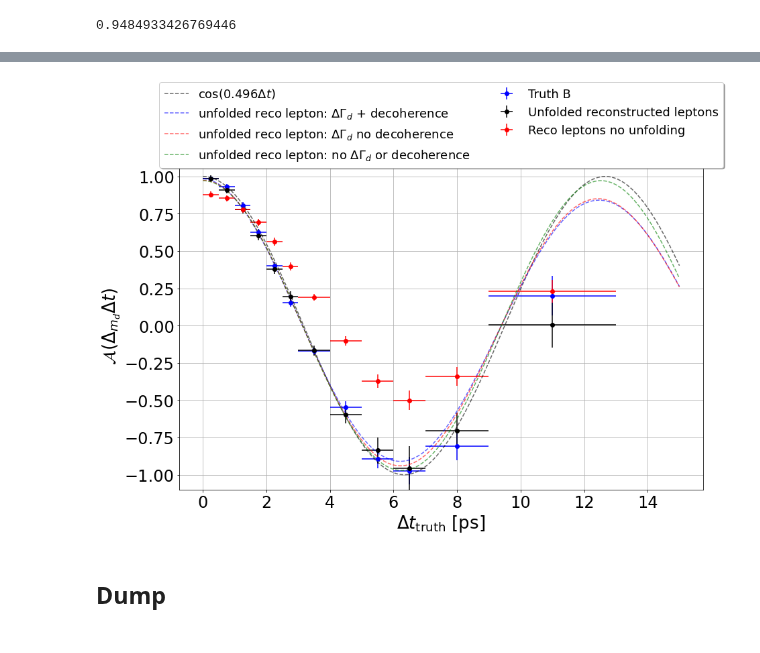
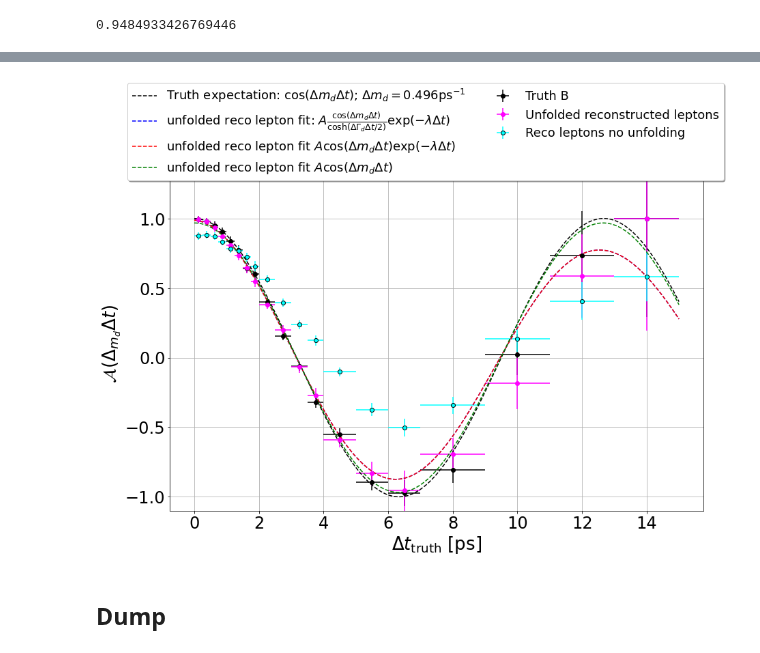
Before and after one commit to jschuel/jeff_workspace, a Jupyter notebook: thesis/RooUnfold_tutorial/tuning_mistag_fractions_new.ipynb, the cells around one changed output, grey strips where cells are left out. Cells and saved outputs as stored; diff of their text form; code cells hidden in the pictures.

```diff
--- a/thesis/RooUnfold_tutorial/tuning_mistag_fractions_new.ipynb
+++ b/thesis/RooUnfold_tutorial/tuning_mistag_fractions_new.ipynb
@@ -520,8 +513,8 @@ Info in <TSVDUnfold_130729::Unfold>: Curvature of weight distribution: 0.000559
 # %% [markdown]
 Do truth the pythonic way (check biases in root way later for truth)
 # %%
-test = truth2.groupby(pd.cut(truth2['mcDeltaT'],bins = [0,0.5,1,1.5,2,2.5,3,4,5,6,7,9,13])).sum()
-test_err = np.sqrt(truth2.groupby(pd.cut(truth2['mcDeltaT'],bins = [0,0.5,1,1.5,2,2.5,3,4,5,6,7,9,13])).sum())
+test = truth2.groupby(pd.cut(truth2['mcDeltaT'],bins = [0,0.25,0.5,0.75,1,1.25,1.5,1.75,2,2.5,3,3.5,4,5,6,7,9,13])).sum()
+test_err = np.sqrt(truth2.groupby(pd.cut(truth2['mcDeltaT'],bins = [0,0.25,0.5,0.75,1,1.25,1.5,1.75,2,2.5,3,3.5,4,5,6,7,9,13])).sum())
 A_truth = (test['OF_truth']-test['SF_truth'])/(test['OF_truth']+test['SF_truth'])
 A_truth_err = np.abs(A_truth)*np.sqrt((np.sqrt(test_err['OF_truth']**2+test_err['SF_truth']**2)/(test['OF_truth']-test['SF_truth']))**2 + (np.sqrt(test_err['OF_truth']**2+test_err['SF_truth']**2)/(test['OF_truth']+test['SF_truth']))**2)
 # %%
@@ -703,7 +740,7 @@ def fit_md_decoherence(A, A_err): #fits cosine curve to data (asymmetry computed
                'chi2':f.GetChisquare(), 'dof':f.GetNDF()}
     return fitdict
 # %%
-mdd = fit_md_decoherence(np.array(A),np.array(A_err))
+mdd = fit_md_decoherence(np.array(A),np.array(A_err)/mistag)
 mdd_truth = fit_md_decoherence(np.array(A_truth),A_truth_err)
 mdd_meas = fit_md_decoherence(np.array(A_meas)/mistag,np.array(A_meas_err))
 # %% [output]
@@ -736,14 +773,19 @@ print(mdd_meas)
 def fit_all(A, A_err): #fits cosine curve to data (asymmetry computed from binning)
     x1 = array.array('d', [0.25,0.75,1.5,2.5,3.5,4.5,5.5,6.5,8,11,16.5])
     #low_edges = [0,0.5,1,2,3,4,5,6,7,9,13,20]
-    low_edges = [0,0.5,1,1.5,2,2.5,3,4,5,6,7,9,13]
+    #low_edges = [0,0.5,1,1.5,2,2.5,3,4,5,6,7,9,13]
+    #low_edges = [0,0.25,0.5,0.75,1,1.25,1.5,1.75,2,2.5,3,3.5,4,5,6,7,9,13]
+    low_edges = [0,0.25,0.5,0.75,1,1.25,1.5,1.75,2,2.5,3,3.5,4,5,6,7,9,11,13,15]
     y = array.array('d', A)
     yerr = array.array('d', A_err)
-    h = ROOT.TH1D('h1','h1',11,array.array('d',low_edges))
+    h = ROOT.TH1D('h1','h1',len(low_edges)-1,array.array('d',low_edges))
     for i in range(0,len(A)):
         h.SetBinContent(i+1,A[i])
         h.SetBinError(i+1,A_err[i])
-    f = ROOT.TF1('f1', 'cos([0]*x)/cosh([1]*x/2)*[2]*e^(-[3]*x)', 0, 13)
+    f = ROOT.TF1('f1', 'cos([0]*x)/cosh([1]*x/2)*[2]*e^(-[3]*x)', 0, 20)
+    #f.SetParLimits(0,0,1)
+    #f.SetParLimits(1,0,1)
+    #f.SetParLimits(2,0.995,1.005)
     h.Fit('f1', 'SMRB')
     fitdict = {"md":f.GetParameter(0), "md_err":f.GetParError(0),
                "width":f.GetParameter(1), "width_err":f.GetParError(1),
@@ -753,7 +795,7 @@ def fit_all(A, A_err): #fits cosine curve to data (asymmetry computed from binni
     return fitdict
 # %%
 #go_all = fit_all(A_go,A_go_err)
-md_all = fit_all(np.array(A),np.array(A_err))
+md_all = fit_all(np.array(A)/mistag,np.array(A_err))
 md_truth_all = fit_all(A_truth,A_truth_err)
 md_meas_all = fit_all(np.array(A_meas)/mistag,np.array(A_meas_err))
 # %% [output]
@@ -786,31 +828,35 @@ print(md_meas_all)
 # %%
 #fig, ax = plt.subplots(nrows=2, ncols=1, figsize=(12, 9), sharex = True, gridspec_kw={'hspace': 0.03, 'height_ratios': [3,1]})
 fig,ax = plt.subplots(1,1,figsize=(14,9))
 #centers = [0.25,0.75,1.5,2.5,3.5,4.5,5.5,6.5,8,11,16.5]
 #widths = np.array([0.25, 0.25, 0.5, 0.5 ,0.5, 0.5, 0.5, 0.5, 1, 2, 3.5])
 #low_edges = [0,0.5,1,1.5,2,2.5,3,4,5,6,7,9,13]
-centers = [0.25, 0.75, 1.25,1.75,2.25,2.75,3.5,4.5,5.5,6.5,8,11]
-widths = np.array([0.25, 0.25, 0.25, 0.25 ,0.25, 0.25, 0.5, 0.5, 0.5, 0.5, 1,2])
+#centers = [0.25, 0.75, 1.25,1.75,2.25,2.75,3.5,4.5,5.5,6.5,8,11]
+#widths = np.array([0.25, 0.25, 0.25, 0.25 ,0.25, 0.25, 0.5, 0.5, 0.5, 0.5, 1,2])
+#low_edges = [0,0.25,0.5,0.75,1,1.25,1.5,1.75,2,2.5,3,3.5,4,5,6,7,9,13]
+low_edges = [0,0.25,0.5,0.75,1,1.25,1.5,1.75,2,2.5,3,3.5,4,5,6,7,9,11,13,15]
+centers = [0.125, 0.375, .625, .875, 1.125, 1.375,1.625,1.875,2.25,2.75,3.25,3.75,4.5,5.5,6.5,8,10,12,14]
+widths = np.array([0.125, 0.125, 0.125, 0.125 ,0.125, 0.125, 0.125, 0.125, 0.25, 0.25, 0.25,0.25,0.5,0.5,0.5,1,1,1,1])
 
 
-ax.errorbar(centers,A_truth,A_truth_err,widths, 'o', color = 'blue', label = r"Truth B")
-ax.errorbar(centers,A,A_err,widths, 'o', color = 'k', label = r"Unfolded reconstructed leptons")
-ax.errorbar(centers,A_meas,A_meas_err,widths, 'o', color = 'red', label = r"Reco leptons no unfolding")
+ax.errorbar(centers,A_truth,A_truth_err,widths, 'o', color = 'k', label = r"Truth B")
+ax.errorbar(centers,A,A_err,widths, 'o', color = 'magenta', label = r"Unfolded reconstructed leptons")
+ax.errorbar(centers,A_meas,A_meas_err,widths, 'o', color = 'cyan', markeredgecolor = 'k', label = r"Reco leptons no unfolding")
 #ax.errorbar(centers,A_go,A_go_err,widths, 'o', color = 'gray', label = "Go's result")
 
 x = np.linspace(0,15,201)
-ax.set_ylim(-1.1,1.1)
-ax.plot(x, np.cos(0.496*x), 'k', linestyle = '--', label=r'$\cos(0.496\Delta t)$',alpha = 0.6)
-ax.plot(x, md_all['amp']*np.cos(np.abs(md_all['md'])*x)*np.exp(-md_all['decoherence']*x)/np.cosh(md_all['width']*x/2),color = 'blue', linestyle = '--', alpha = 0.6, label = r'unfolded reco lepton: $\Delta \Gamma_d$ + decoherence')
-ax.plot(x, mdw['amp']*np.cos(np.abs(mdw['md'])*x)/np.cosh(mdw['width']*x/2),color = 'red', linestyle = '--', alpha = 0.6, label = 'unfolded reco lepton: $\Delta \Gamma_d$ no decoherence')
-ax.plot(x, md['amp']*np.cos(np.abs(md['md'])*x),color = 'green', linestyle = '--', alpha = 0.6, label = 'unfolded reco lepton: no $\Delta \Gamma_d$ or decoherence')
+ax.set_ylim(-1.1,1.3)
+ax.plot(x, np.cos(0.496*x), 'k', linestyle = '--', label=r'Truth expectation: $\cos(\Delta m_d\Delta t)$; $\Delta m_d = 0.496$ps$^{-1}$')
+ax.plot(x, md_all['amp']*np.cos(np.abs(md_all['md'])*x)*np.exp(-md_all['decoherence']*x)/np.cosh(md_all['width']*x/2),color = 'blue', linestyle = '--', label = r'unfolded reco lepton fit: $A\frac{\cos(\Delta m_d \Delta t)}{\cosh(\Delta\Gamma_d\Delta t/2)}\exp(-\lambda\Delta t)$')
+ax.plot(x, mdd['amp']*np.cos(np.abs(mdd['md'])*x)*np.exp(-md_all['decoherence']*x),color = 'red', linestyle = '--', label = 'unfolded reco lepton fit $A\cos(\Delta m_d \Delta t)\exp(-\lambda\Delta t)$')
+ax.plot(x, md['amp']*np.cos(np.abs(md['md'])*x),color = 'green', linestyle = '--', label = 'unfolded reco lepton fit $A\cos(\Delta m_d\Delta t)$')
 ax.set_ylabel(r'$\mathcal{A}(\Delta_{m_d}\Delta t)$')
 ax.set_xlabel(r'$\Delta t_\mathrm{truth}$ [ps]')
 ax.grid()
-ax.legend(bbox_to_anchor=(1.05,1.26),fancybox=True,shadow=True,ncol=2)
-plt.savefig('asymmetry_with_decoherence.png', bbox_inches = 'tight', dpi = 300)
+ax.legend(bbox_to_anchor=(1.05,1.3),fancybox=True,shadow=True,ncol=2)
+plt.savefig('asymmetry_with_decoherence_newest2.png', bbox_inches = 'tight', dpi = 300)
 # %% [output]
-[figure, old version]
+[figure, new version]
 # %%
 def root_fit(plot_data, col = 'deltaT'): #fits cosine curve to data (asymmetry computed from binning)
     x1 = array.array('d', plot_data[col])
```
Also changed, not shown: parts of 27 cells of this notebook, 36 other files.
